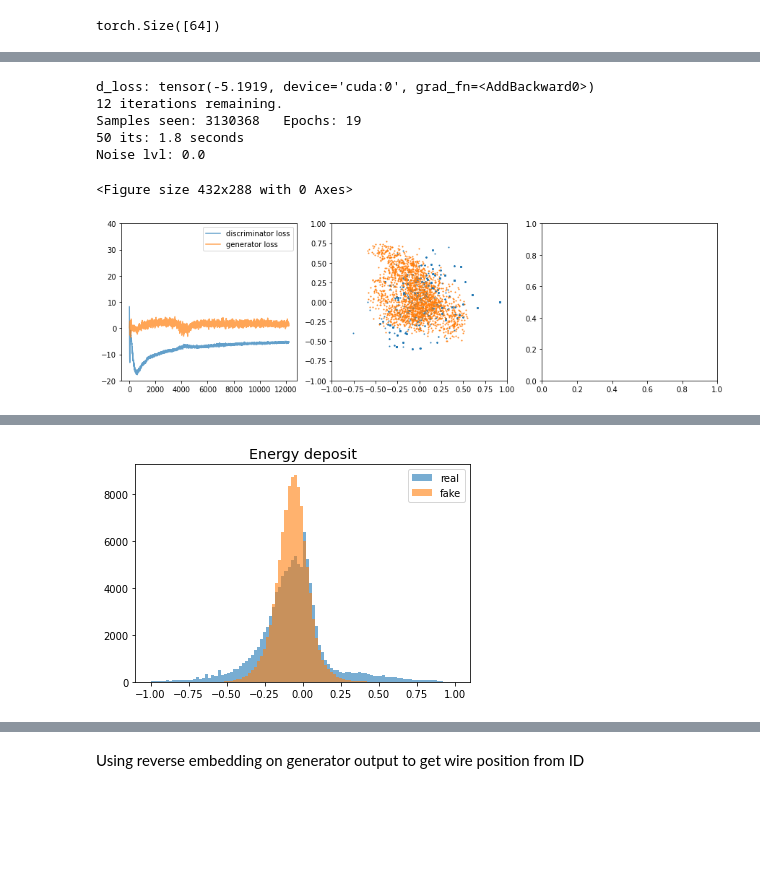
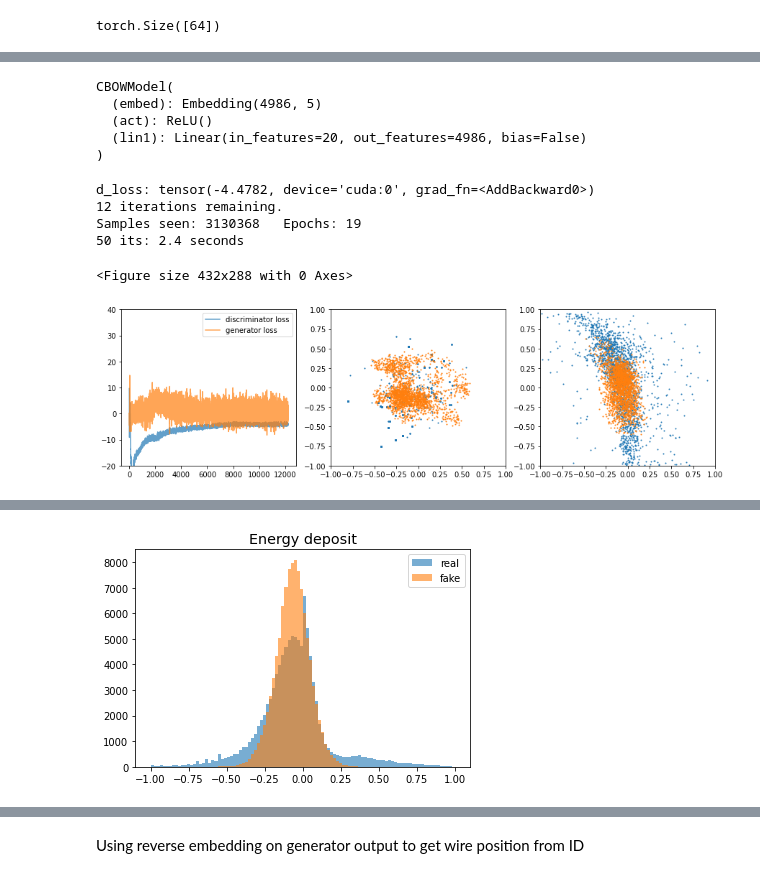
Before and after one commit to mdubouch/noise-gan, a Jupyter notebook: noise_info.ipynb, the cells around one changed output, grey strips where cells are left out. Drawn from its saved outputs; the diff is of its cells as text; code cells hidden in the pictures; blank space fills up the shorter version.

Commit message:
Full FC GAN training with embedded wire positions

```diff
--- a/noise_info.ipynb
+++ b/noise_info.ipynb
@@ -1018,6 +1032,14 @@ def gradient_penalty(disc, real, fake):
 # %%
 total_its = 0
 n_epochs = 0
+# %%
+model
+# %% [output]
+CBOWModel(
+  (embed): Embedding(4986, 5)
+  (act): ReLU()
+  (lin1): Linear(in_features=20, out_features=4986, bias=False)
+)
 # %%
 from IPython.display import clear_output
 import time
@@ -1047,12 +1069,12 @@ def do_training(epochs):
             disc.zero_grad()
 
 
-            true_disc_out = disc(real + torch.randn_like(real) * noise_lvl)
+            true_disc_out = disc(real)
             #true_disc_loss = loss(true_disc_out, 0.9 + 0.1 * torch.rand((batch_size), device='cuda'))
 
             #print("it:", i)
 
-            gen_disc_out = disc(fake.detach() + torch.randn_like(fake) * noise_lvl)
+            gen_disc_out = disc(fake.detach())
             #gen_disc_loss = loss(gen_disc_out, 0.1 * torch.rand((batch_size), device='cuda'))
 
             gp = gradient_penalty(disc, real, fake)
@@ -1077,7 +1099,7 @@ def do_training(epochs):
             if i % n_critic == 0:
                 fake = sample_fake(batch_size)
 
-                gen_disc_out = disc(fake + torch.randn_like(fake) * noise_lvl)
+                gen_disc_out = disc(fake)
                 g_loss = -torch.mean(gen_disc_out)
                 #g_loss = nn.functional.binary_cross_entropy(gen_disc_out, torch.ones_like(gen_disc_out))
 
@@ -1104,8 +1126,6 @@ def do_training(epochs):
                 elapsed = cur_time - last_time
                 print("%d its: %.1f seconds" % (progress_rate, elapsed))
 
-                print("Noise lvl:", noise_lvl)
-
                 last_time = cur_time
                 plt.clf()
                 plt.figure(figsize=(20, 4))
@@ -1119,35 +1139,38 @@ def do_training(epochs):
                 plt.subplot(142)
                 #gen.train()
                 _real = sample_real(2, noise_strength=0.0).cpu().detach().numpy()
                 _fake = sample_fake(2).cpu().detach().numpy()
                 plt.scatter(_real[:, 3], _real[:,4], s=1)
                 plt.scatter(_fake[:, 3], _fake[:,4], s=1)
                 plt.ylim(-1, 1)
                 plt.xlim(-1, 1)
 
 
                 plt.subplot(143)
+                plt.scatter(_real[:, 0], _real[:,2], s=1)
+                plt.scatter(_fake[:, 0], _fake[:,2], s=1)
+                plt.ylim(-1, 1)
+                plt.xlim(-1, 1)
                 #_embed_w = disc.get_embed().weight.detach().cpu().numpy()
                 #plt.imshow(_embed_w.T, aspect=200, interpolation='none', cmap='inferno')
                 #plt.subplot(144)
                 #plt.imshow((_embed_w - _orig_embed_weights).T, aspect=200, interpolation='none', cmap='coolwarm')
                 #plt.colorbar()
 
                 plt.show()
 
         n_epochs += 1
 
     end_time = time.time()
     elapsed = end_time - start_time
-
+m
     print("%d iterations took %.1f seconds. Total its: %d. Epochs: %d" % (its_per_epoch * epochs, elapsed, total_its, n_epochs))
 
 do_training(20)
 # %% [output]
-d_loss: tensor(-5.1919, device='cuda:0', grad_fn=<AddBackward0>)
+d_loss: tensor(-4.4782, device='cuda:0', grad_fn=<AddBackward0>)
 12 iterations remaining.
 Samples seen: 3130368   Epochs: 19
-50 its: 1.8 seconds
-Noise lvl: 0.0
+50 its: 2.4 seconds
 <Figure size 432x288 with 0 Axes>
-[figure, old version]
+[figure, new version]
@@ -1177,7 +1200,7 @@ save_states('30a5ec6', len(discriminator_losses) * batch_size // chunked.shape[2
 # %%
 #load_states('/content/drive/My Drive/gan_states/states_8b21a0d_14e.pt')
 # %%
-#gen.eval()
+gen.eval()
 result_real = sample_real(100, noise_strength=0.0)
 result_fake = sample_fake(100)
 plt.hist(result_real[:,0].flatten().cpu().detach().numpy(), bins=100, alpha=0.6, label='real', density=False, range=[-1,1])
@@ -1187,7 +1210,7 @@ plt.legend()
 plt.title("Energy deposit")
 plt.show()
 # %% [output]
-[figure, old version]
+[figure, new version]
 # %%
 plt.hist(result_real[:,1].flatten().cpu().detach().numpy(), bins=100, alpha=0.6, label='real', density=True, range=[-1, 1])
 plt.hist(result_fake[:,1].flatten().cpu().detach().numpy(), bins=100, alpha=0.6, label='fake', density=True, range=[-1, 1])
```
Also changed, not shown: parts of 14 cells of this notebook.
